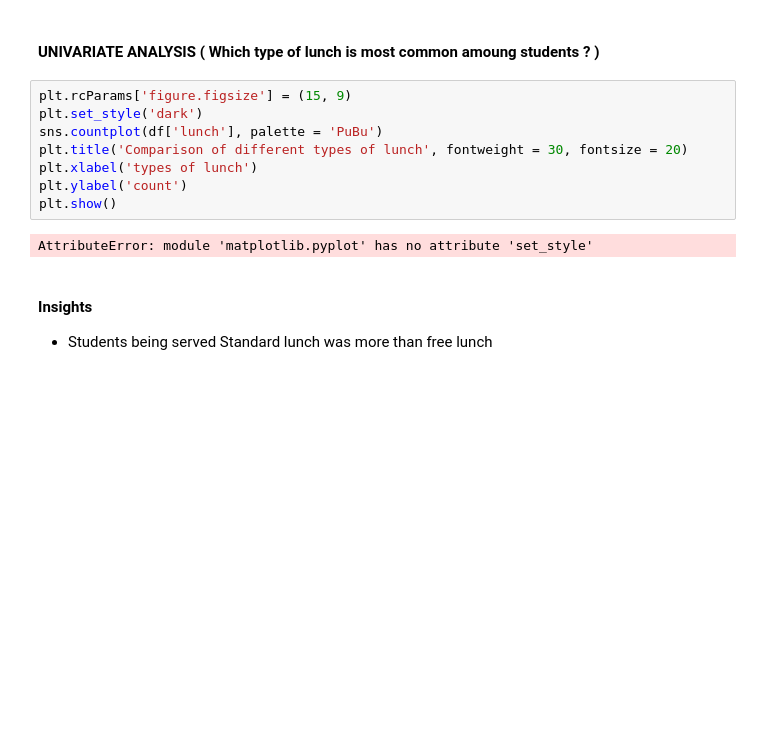
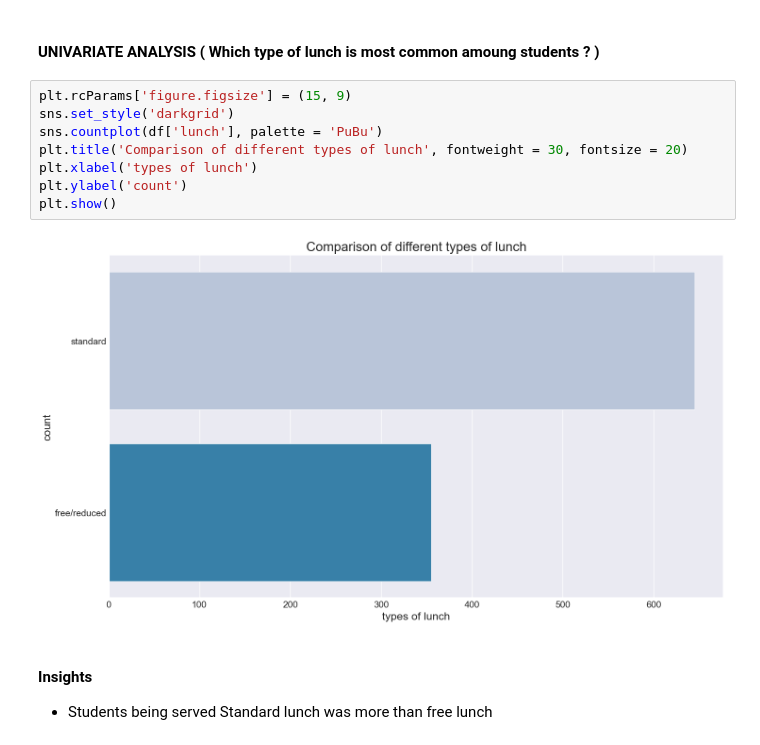
Before and after one commit to MUNEEBRASHID/mlproject, a Jupyter notebook: notebook/1 . EDA STUDENT PERFORMANCE .ipynb, the cells around one changed output. Drawn from its saved outputs; the diff is of its cells as text; blank space fills up the shorter version.

```diff
--- a/notebook/1 . EDA STUDENT PERFORMANCE .ipynb
+++ b/notebook/1 . EDA STUDENT PERFORMANCE .ipynb
@@ -580,14 +580,14 @@ plt.show()
 #### UNIVARIATE ANALYSIS ( Which type of lunch is most common amoung students ? )
 # %%
 plt.rcParams['figure.figsize'] = (15, 9)
-plt.set_style('dark')
+sns.set_style('darkgrid')
 sns.countplot(df['lunch'], palette = 'PuBu')
 plt.title('Comparison of different types of lunch', fontweight = 30, fontsize = 20)
 plt.xlabel('types of lunch')
 plt.ylabel('count')
 plt.show()
 # %% [output]
-AttributeError: module 'matplotlib.pyplot' has no attribute 'set_style'
+[figure, added]
 # %% [markdown]
 #### Insights
 - Students being served Standard lunch was more than free lunch
```
Also changed, not shown: parts of 4 cells of this notebook, 6 other files.
